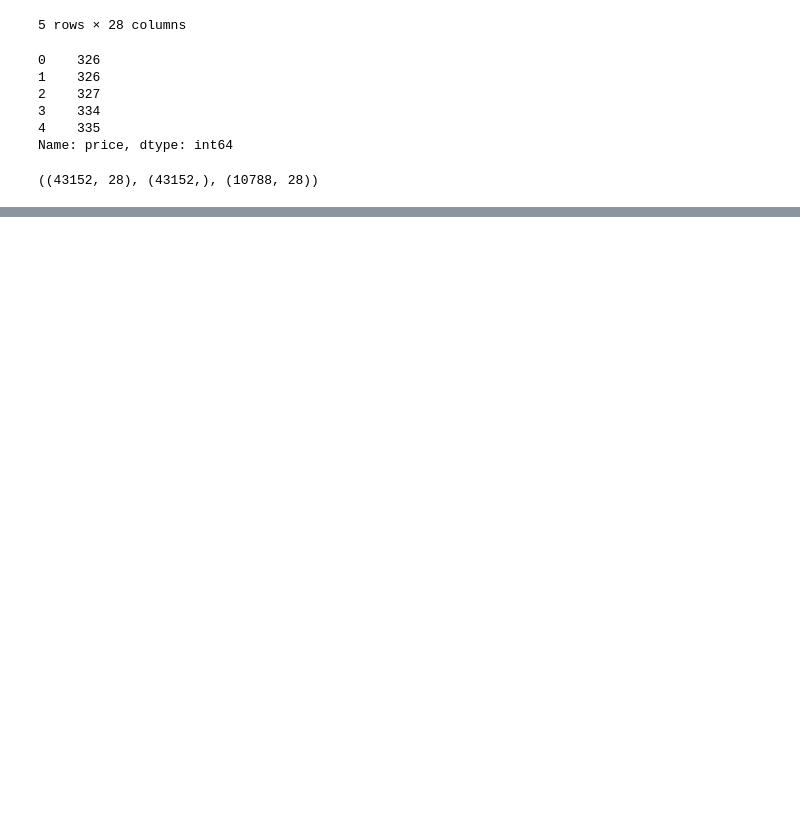
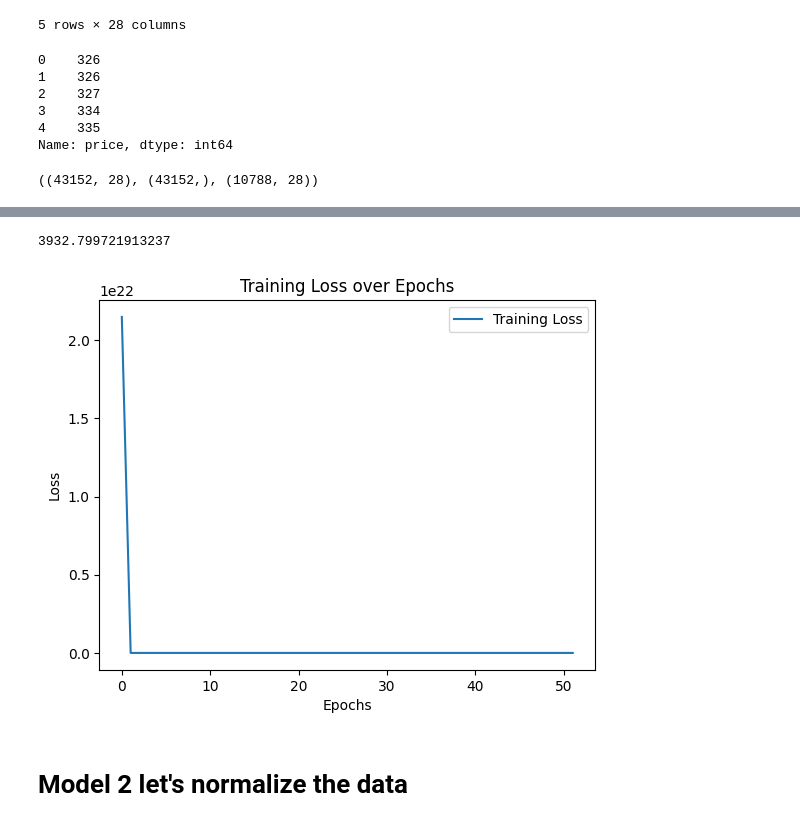
Before and after one commit to RaneemGhalion/Dimond, a Jupyter notebook: dimonds.ipynb, the cells around one changed output, grey strips where cells are left out. Cells and saved outputs as stored; diff of their text form; code cells hidden in the pictures; blank space fills up the shorter version.

```diff
--- a/dimonds.ipynb
+++ b/dimonds.ipynb
@@ -174,9 +170,16 @@ array([[1.0000e+00, 2.3000e-01, 6.1500e+01, ..., 0.0000e+00, 0.0000e+00,
+# %%
+tf.random.set_seed(42)
+callback = tf.keras.callbacks.EarlyStopping(monitor='loss', patience=3,verbose=1)
 # %%
+
 model_1=tf.keras.Sequential([
-    tf.keras.layers.Dense(1,input_shape=[None,43152,28])
-])
+  # tf.keras.layers.Flatten(input_shape=(43152, 28)),  # Flatten the input
+    tf.keras.layers.Dense(100, activation='relu'),  # Use ReLU activation
+    tf.keras.layers.Dense(10, activation='relu'),
+    tf.keras.layers.Dense(1)])
 
-model_1.compile(loss=tf.keras.losses.mae,metrics=["mae"] ,optimizer=tf.keras.optimizers.SGD())
+model_1.compile(loss=tf.keras.losses.mae,metrics=["mae"] ,optimizer=tf.keras.optimizers.SGD(learning_rate=0.3))
 
-model_1.fit(X,y,epochs=100)
+history=model_1.fit(X_train,y_train,epochs=200,callbacks=[callback],verbose=1)
+print("Stopped Epoch:", callback.stopped_epoch)
 # %% [output]
@@ -200,0 +208,15 @@ KeyboardInterrupt:
+# %%
+df["price"].mean()
+# %% [output]
+3932.799721913237
+# %%
+plt.plot(history.history['loss'], label='Training Loss')
+plt.title('Training Loss over Epochs')
+plt.xlabel('Epochs')
+plt.ylabel('Loss')
+plt.legend()
+plt.show()
+# %% [output]
+[figure, added]
+# %% [markdown]
+# Model 2 let's normalize the data
```
Also changed, not shown: parts of 20 cells of this notebook.
